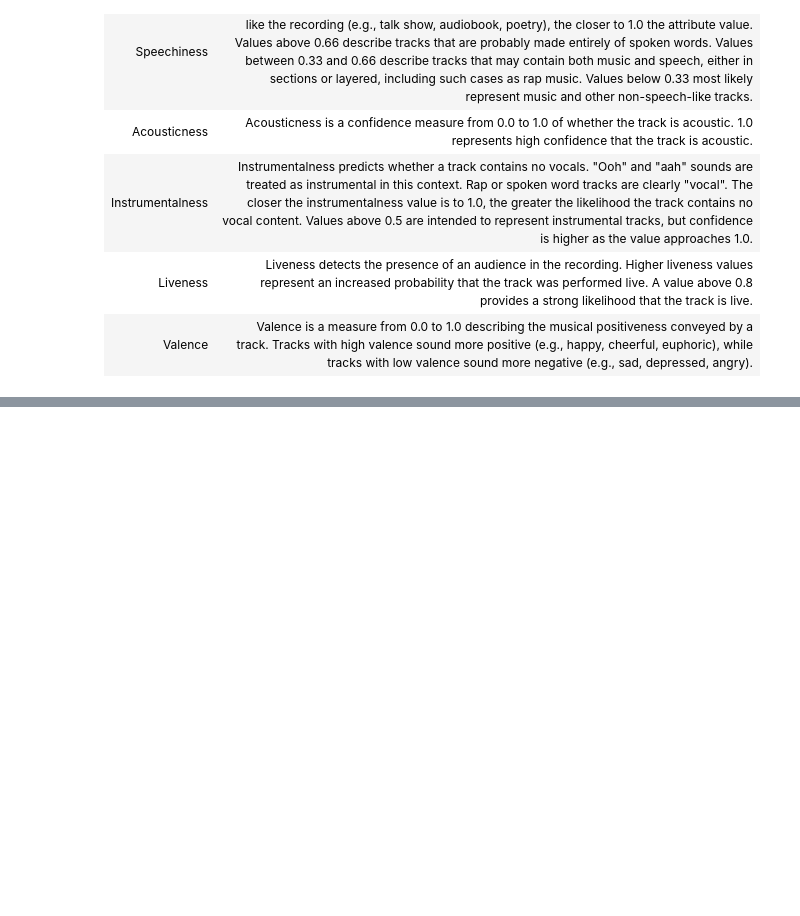
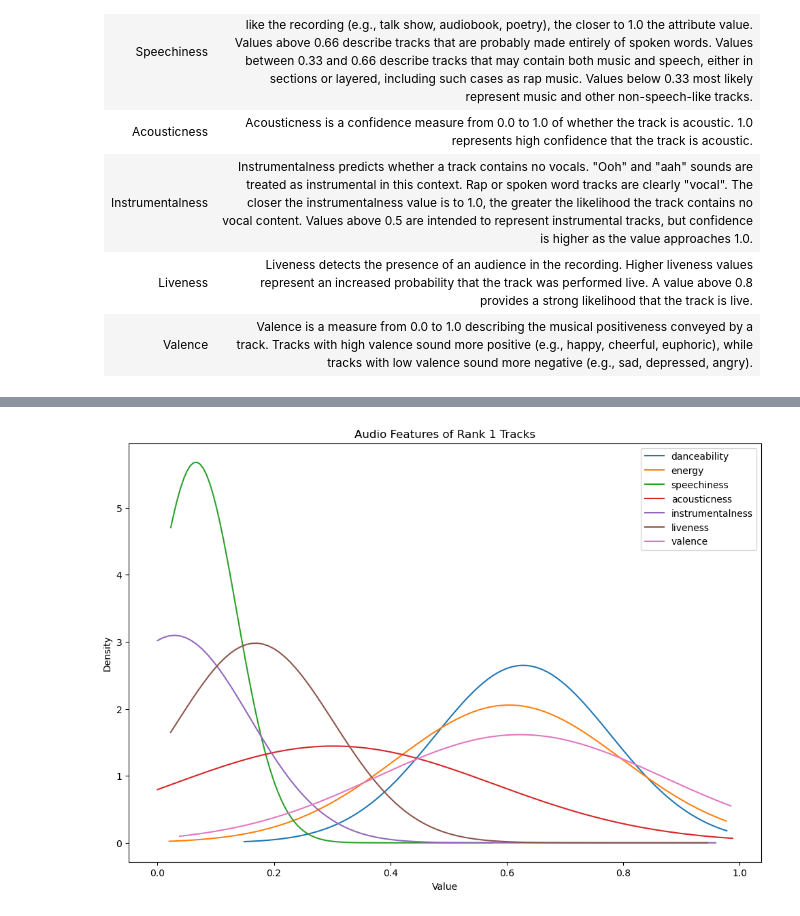
Before and after one commit to dliang5299/Spotify-Analysis, a Jupyter notebook: initial_analysis.ipynb, the cells around one changed output, grey strips where cells are left out. Saved outputs shown, nothing was run; the diff lists cells and outputs as text; code cells hidden in the pictures; blank space fills up the shorter version.

```diff
--- a/initial_analysis.ipynb
+++ b/initial_analysis.ipynb
@@ -205,3 +275,17 @@ plt.show()
+# %%
+plt.figure(figsize=(12, 8))
+
+# plot bell curve for each feature
+for feature in spotify_audio_features.columns:
+    x = np.linspace(spotify_audio_features[feature].min(), spotify_audio_features[feature].max(), 100)
+    plt.plot(x, norm.pdf(x, spotify_audio_features[feature].mean(), spotify_audio_features[feature].std()), label=feature)
+
+plt.title('Bell Curves of Audio Features')
+plt.xlabel('Value')
+plt.ylabel('Density')
+
+plt.legend()
+plt.show()
 # %% [markdown]
 Description of each feature copied from the Spotify API documentation:
 # %% [markdown]
@@ -214,3 +298,8 @@ Description of each feature copied from the Spotify API documentation:
 | Instrumentalness | Instrumentalness predicts whether a track contains no vocals. "Ooh" and "aah" sounds are treated as instrumental in this context. Rap or spoken word tracks are clearly "vocal". The closer the instrumentalness value is to 1.0, the greater the likelihood the track contains no vocal content. Values above 0.5 are intended to represent instrumental tracks, but confidence is higher as the value approaches 1.0.|
 | Liveness         | Liveness detects the presence of an audience in the recording. Higher liveness values represent an increased probability that the track was performed live. A value above 0.8 provides a strong likelihood that the track is live.|
 | Valence          | Valence is a measure from 0.0 to 1.0 describing the musical positiveness conveyed by a track. Tracks with high valence sound more positive (e.g., happy, cheerful, euphoric), while tracks with low valence sound more negative (e.g., sad, depressed, angry).|
+# %%
+# filter to tracks that hit rank 1
+top_tracks = audio_features_subset[audio_features_subset['peak_position'] == 1][audio_features_list]
+print(top_tracks.shape)
+top_tracks.head(5)
@@ -216,0 +314,16 @@ Description of each feature copied from the Spotify API documentation:
+# %%
+plt.figure(figsize=(12, 8))
+
+# plot bell curve for each feature
+for feature in top_tracks.columns:
+    x = np.linspace(top_tracks[feature].min(), top_tracks[feature].max(), 100)
+    plt.plot(x, norm.pdf(x, top_tracks[feature].mean(), top_tracks[feature].std()), label=feature)
+
+plt.title('Audio Features of Rank 1 Tracks')
+plt.xlabel('Value')
+plt.ylabel('Density')
+
+plt.legend()
+plt.show()
+# %% [output]
+[figure, added]
```
Also changed, not shown: parts of 51 cells of this notebook.
